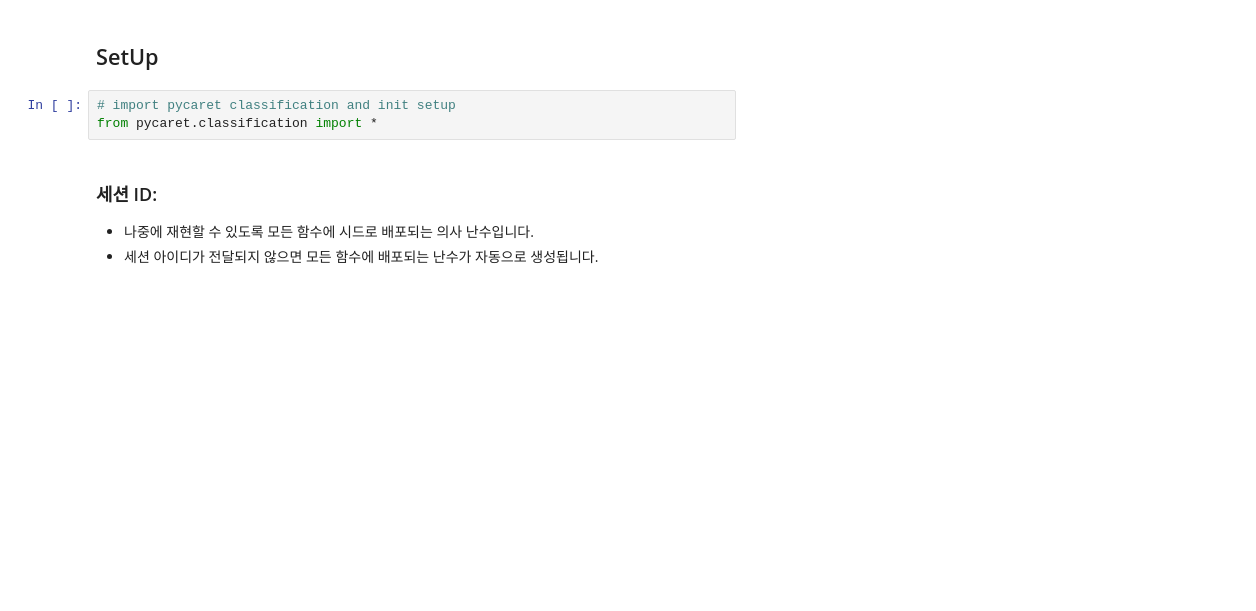
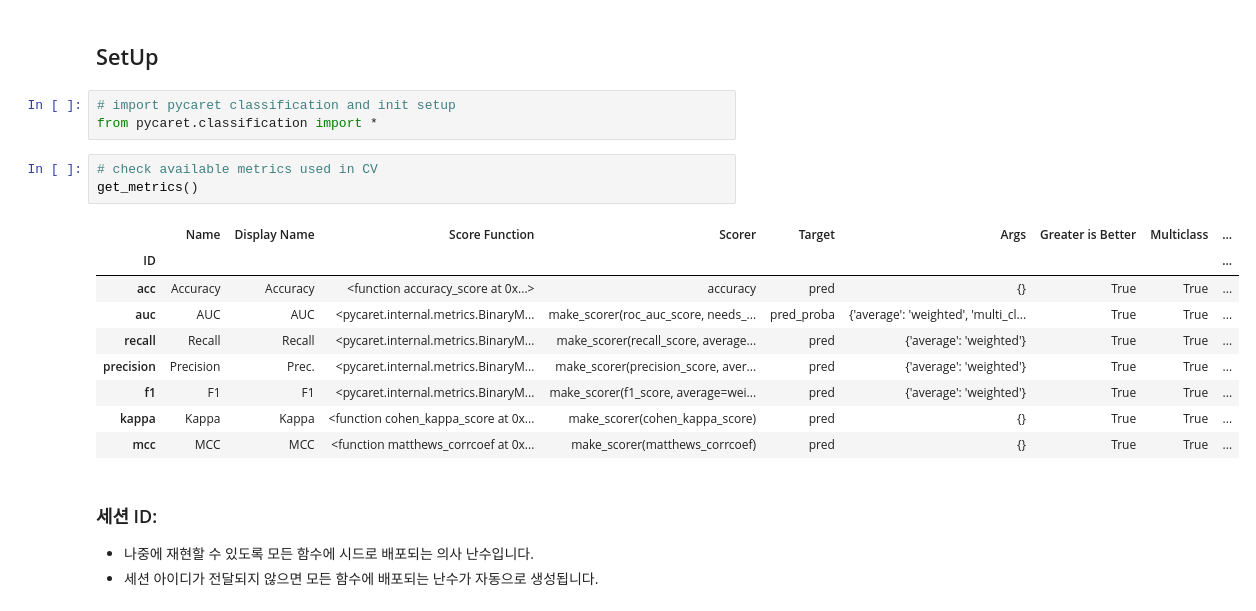
Before and after one commit to zerosum99/js_pycaret_study, a Jupyter notebook: pycaret3_Binary Classification.ipynb, the cells around one changed output. Saved outputs shown, nothing was run; the diff lists cells and outputs as text; blank space fills up the shorter version.

```diff
--- a/pycaret3_Binary Classification.ipynb
+++ b/pycaret3_Binary Classification.ipynb
@@ -52,6 +52,19 @@ memory usage: 54.1 KB
 # %%
 # import pycaret classification and init setup
 from pycaret.classification import *
+# %%
+# check available metrics used in CV
+get_metrics()
+# %% [output]
+|  | Name | Display Name | Score Function | Scorer | Target | Args | Greater is Better | Multiclass | ... |
+| ID |  |  |  |  |  |  |  |  | ... |
+| acc | Accuracy | Accuracy | <function accuracy_score at 0x...> | accuracy | pred | {} | True | True | ... |
+| auc | AUC | AUC | <pycaret.internal.metrics.BinaryM... | make_scorer(roc_auc_score, needs_... | pred_proba | {'average': 'weighted', 'multi_cl... | True | True | ... |
+| recall | Recall | Recall | <pycaret.internal.metrics.BinaryM... | make_scorer(recall_score, average... | pred | {'average': 'weighted'} | True | True | ... |
+| precision | Precision | Prec. | <pycaret.internal.metrics.BinaryM... | make_scorer(precision_score, aver... | pred | {'average': 'weighted'} | True | True | ... |
+| f1 | F1 | F1 | <pycaret.internal.metrics.BinaryM... | make_scorer(f1_score, average=wei... | pred | {'average': 'weighted'} | True | True | ... |
+| kappa | Kappa | Kappa | <function cohen_kappa_score at 0x... | make_scorer(cohen_kappa_score) | pred | {} | True | True | ... |
+| mcc | MCC | MCC | <function matthews_corrcoef at 0x... | make_scorer(matthews_corrcoef) | pred | {} | True | True | ... |
 # %% [markdown]
 ### 세션 ID:
 
```
Also changed, not shown: parts of 14 cells of this notebook, 5 other files.
